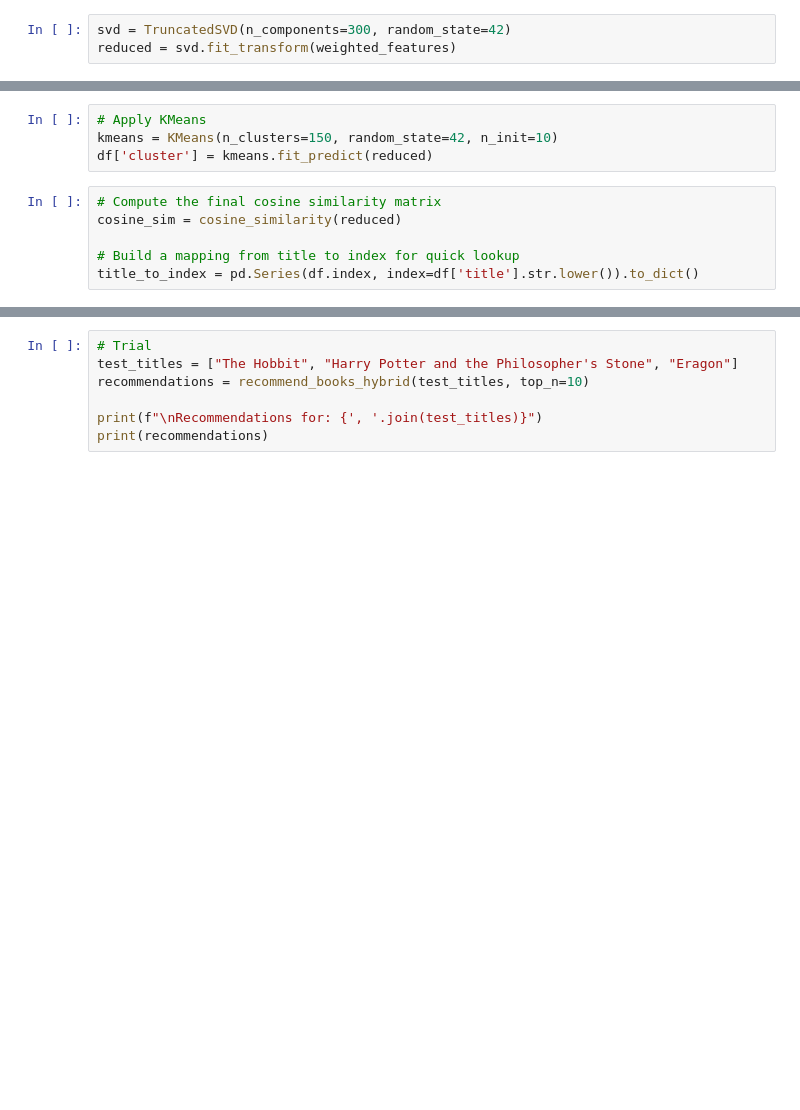
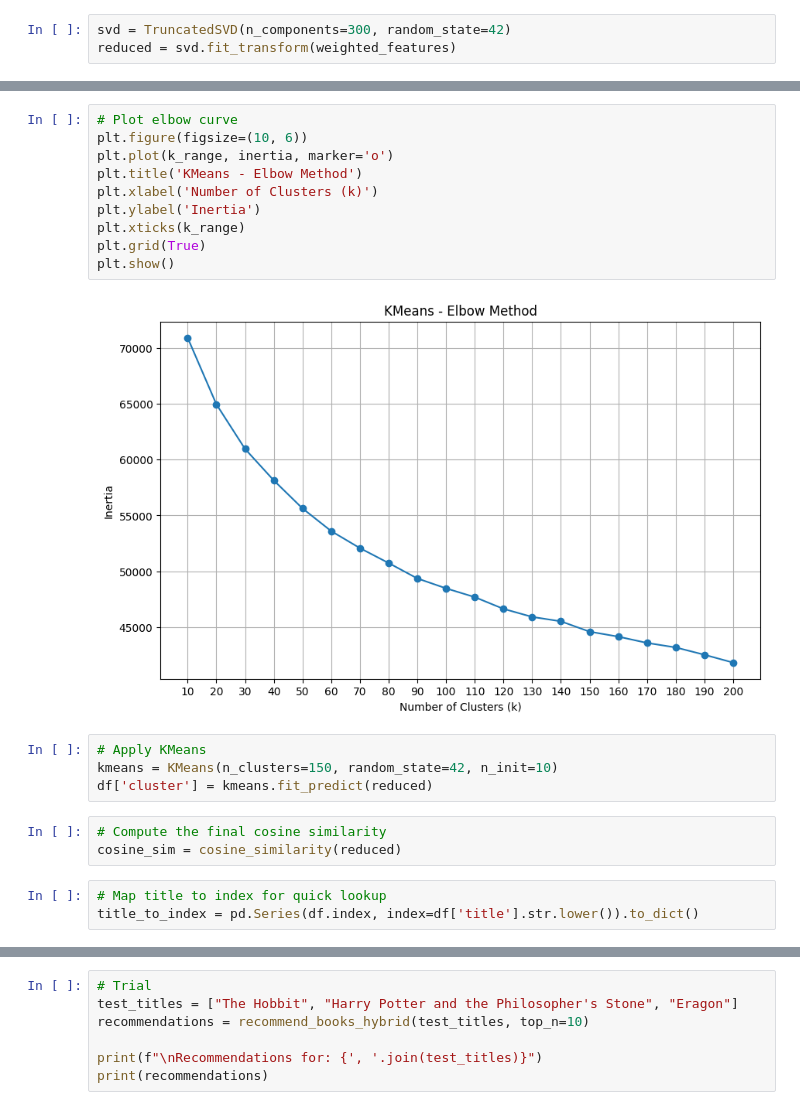
Before and after one commit to ceciliasx/liberai, a Jupyter notebook: main.ipynb, the cells around one changed output, grey strips where cells are left out. Cells and saved outputs as stored; diff of their text form; blank space fills up the shorter version.

```diff
--- a/main.ipynb
+++ b/main.ipynb
@@ -237,11 +360,23 @@ Completed k=200
+# %%
+# Plot elbow curve
+plt.figure(figsize=(10, 6))
+plt.plot(k_range, inertia, marker='o')
+plt.title('KMeans - Elbow Method')
+plt.xlabel('Number of Clusters (k)')
+plt.ylabel('Inertia')
+plt.xticks(k_range)
+plt.grid(True)
+plt.show()
+# %% [output]
+[figure, added]
 # %%
 # Apply KMeans
 kmeans = KMeans(n_clusters=150, random_state=42, n_init=10)
 df['cluster'] = kmeans.fit_predict(reduced)
 # %%
-# Compute the final cosine similarity matrix
+# Compute the final cosine similarity
 cosine_sim = cosine_similarity(reduced)
-
-# Build a mapping from title to index for quick lookup
-title_to_index = pd.Series(df.index, index=df['title'].str.lower()).to_dict()
+# %%
+# Map title to index for quick lookup
+title_to_index = pd.Series(df.index, index=df['title'].str.lower()).to_dict()
 # %%
```
Also changed, not shown: parts of 18 cells of this notebook, 1 other file.
